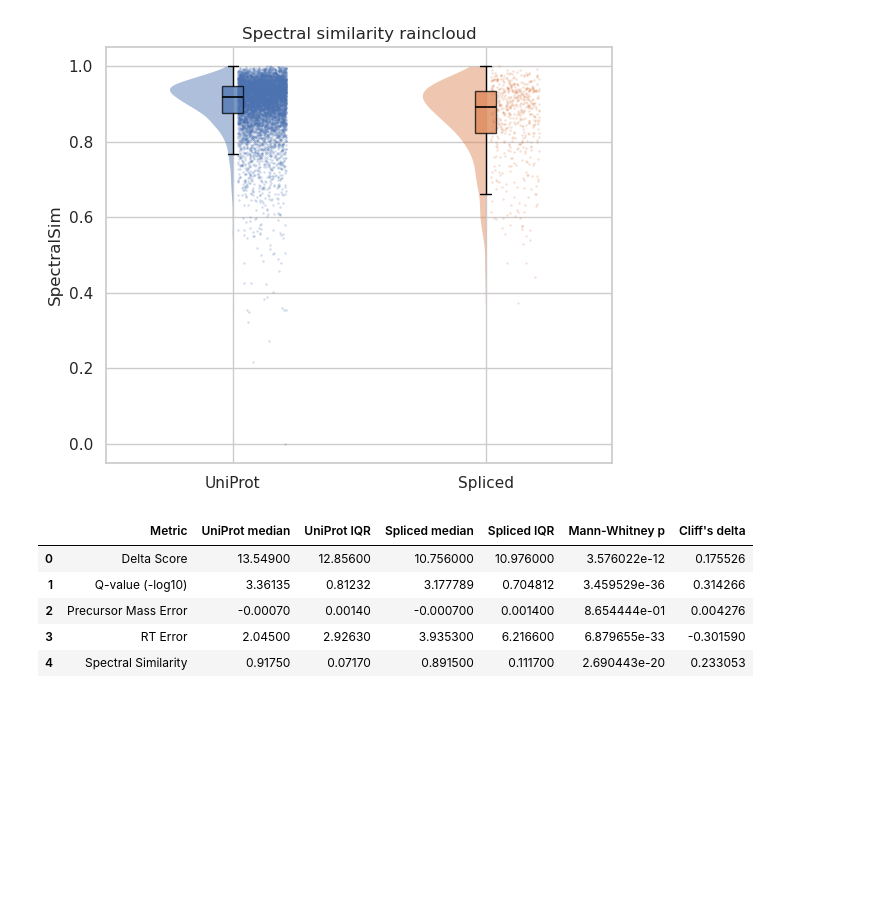
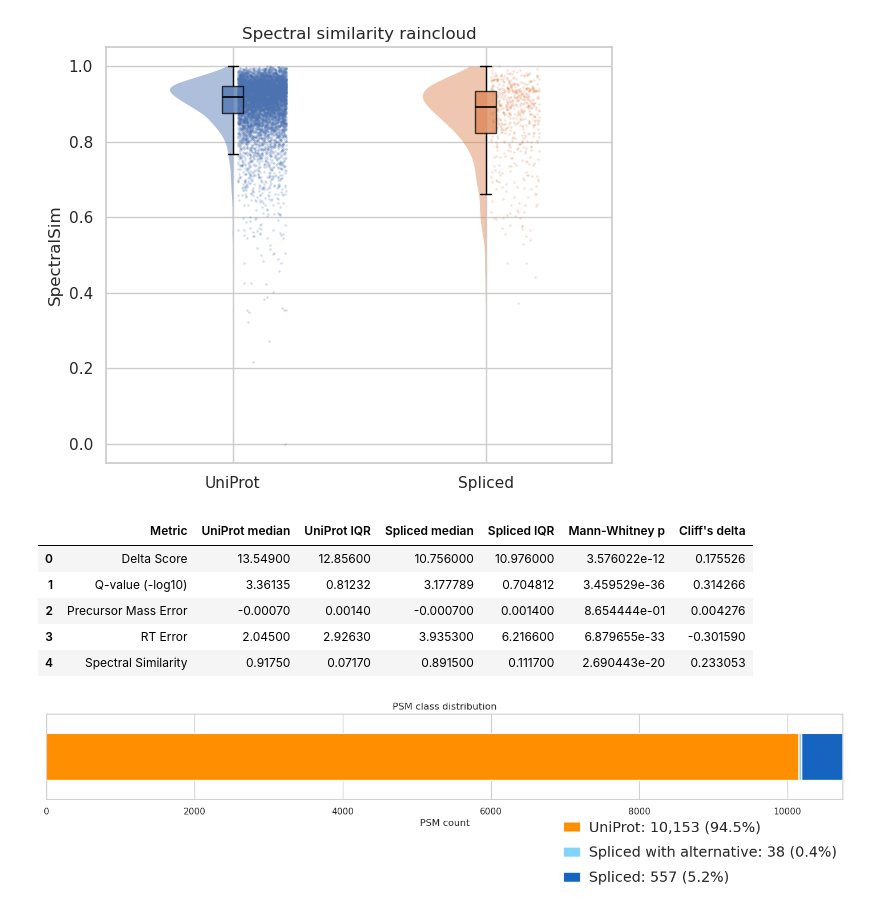
Before and after one commit to nnvero/Liepe-2016-reanalysis, a Jupyter notebook: downstream-analysis/comparison.ipynb, the cells around one changed output. Cells and saved outputs as stored; diff of their text form; code cells hidden in the pictures; blank space fills up the shorter version.

```diff
--- a/downstream-analysis/comparison.ipynb
+++ b/downstream-analysis/comparison.ipynb
@@ -375,3 +375,79 @@ stats_df
 | 2 | Precursor Mass Error | -0.00070 | 0.00140 | -0.000700 | 0.001400 | 8.654444e-01 | 0.004276 |
 | 3 | RT Error | 2.04500 | 2.92630 | 3.935300 | 6.216600 | 6.879655e-33 | -0.301590 |
 | 4 | Spectral Similarity | 0.91750 | 0.07170 | 0.891500 | 0.111700 | 2.690443e-20 | 0.233053 |
+# %%
+# Class distribution — horizontal stacked bar (3 groups)
+from matplotlib.patches import Patch
+
+class_counts = psm["Class"].value_counts()
+total_psm = len(psm)
+
+BAR_GROUPS = [
+    {
+        "name": "UniProt",
+        "classes": ["Swiss-Prot", "Liepe_not_spliced", "TrEMBL"],
+        "color": "#FF8F00",
+    },
+    {
+        "name": "Spliced with alternative",
+        "classes": [
+            "Spliced_with_Uniprot_alternative",
+            "Spliced_with_Swiss-Prot_alternative",
+            "Spliced_with_TrEMBL_alternative",
+            "Spliced_with_LIEPE-NOT-SPLICED_alternative",
+        ],
+        "color": "#81D4FA",
+    },
+    {
+        "name": "Spliced",
+        "classes": ["Spliced_only", "Spliced_with_LIEPE-SPLICED_alternative"],
+        "color": "#1565C0",
+    },
+]
+
+fig, ax = plt.subplots(figsize=(18, 3))
+left = 0
+legend_handles = []
+
+for group in BAR_GROUPS:
+    count = int(class_counts.reindex(group["classes"]).fillna(0).sum())
+    pct = 100 * count / total_psm
+    ax.barh(
+        0,
+        count,
+        left=left,
+        height=0.55,
+        color=group["color"],
+        edgecolor="white",
+        linewidth=1.5,
+    )
+    legend_handles.append(
+        Patch(
+            facecolor=group["color"],
+            edgecolor="white",
+            label=f"{group['name']}: {count:,} ({pct:.1f}%)",
+        )
+    )
+    left += count
+
+ax.set_xlim(0, total_psm)
+ax.set_ylim(-0.5, 0.5)
+ax.set_yticks([])
+ax.set_xlabel("PSM count")
+ax.set_title("PSM class distribution")
+ax.legend(
+    handles=legend_handles,
+    loc="upper right",
+    bbox_to_anchor=(1.0, -0.18),
+    ncol=1,
+    frameon=False,
+    borderaxespad=0,
+    handlelength=1.2,
+    handletextpad=0.6,
+    labelspacing=0.8,
+    fontsize=18,
+)
+fig.subplots_adjust(bottom=0.38)
+plt.show()
+# %% [output]
+[figure, added]
```
Also changed, not shown: 1 other file.
